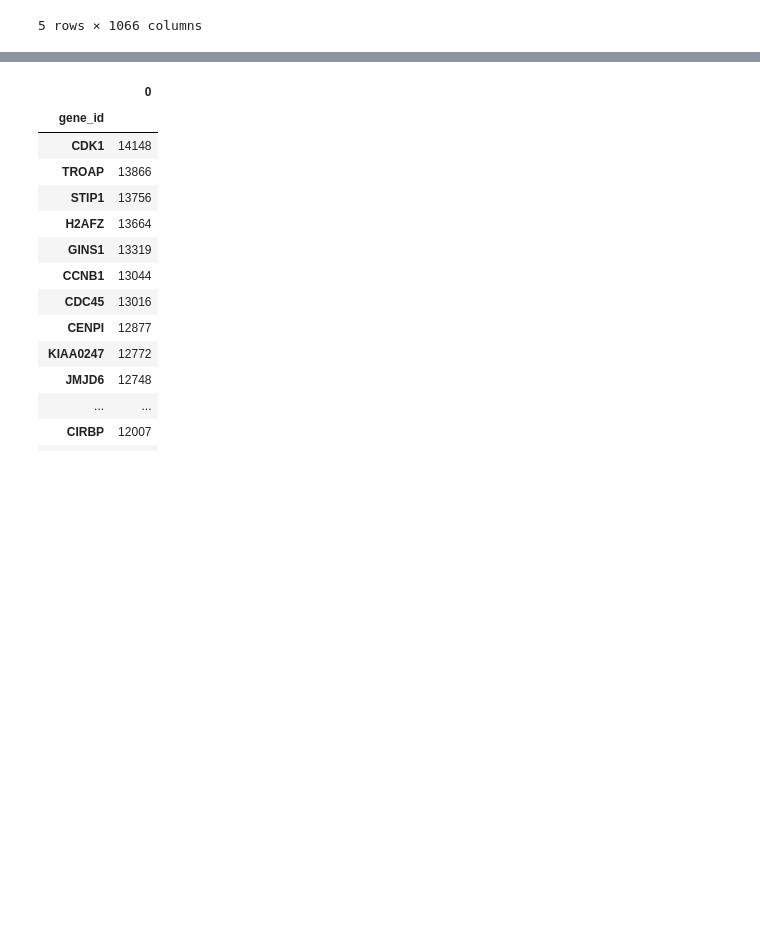
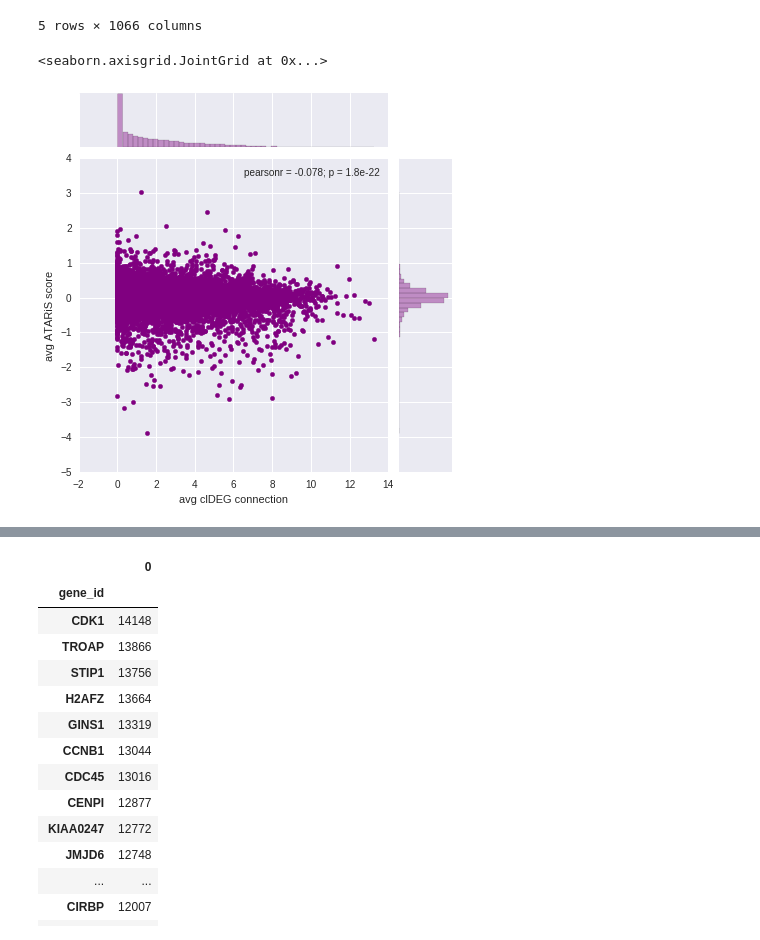
Before and after one commit to thjmattth/clove, a Jupyter notebook: vulnerability_vector.ipynb, the cells around one changed output, grey strips where cells are left out. Saved outputs shown, nothing was run; the diff lists cells and outputs as text; code cells hidden in the pictures; blank space fills up the shorter version.

```diff
--- a/vulnerability_vector.ipynb
+++ b/vulnerability_vector.ipynb
@@ -190,2 +194,10 @@ counts = vulnerability_vector_count(exp, cnv, scores)
 # %%
-counts.to_csv('brca_het_clDEG_count.tab.gz', sep='\t', compression='gzip')
+
+counts = pd.read_csv('data/brca_het_clDEG_count.tab.gz', sep='\t', compression='gzip', index_col=0)
+# %%
+demeter = pd.read_csv('data/Achilles_ExpandedGeneZSolsCleaned.csv')
+demeter.rename(columns={'Unnamed: 0':'gene'}, inplace=True)
+demeter.set_index('gene', inplace=True)
+# %%
+demeter_brca = demeter[[col for col in demeter.columns if 'BREAST' in col]]
+demeter_brca['demeter_avg'] = demeter_brca.mean(axis=1)
@@ -200,3 +218,11 @@ counts.head()
 | A2LD1 | 2 | 2 | 4 | 3 | 0 | ... |
 | A2M | 0 | 0 | 2 | 0 | 1 | ... |
 5 rows × 1066 columns
+# %%
+mean_merge = pd.DataFrame(counts.mean(axis=1)).merge(pd.DataFrame(demeter_brca.mean(axis=1)), left_index=True, right_index=True)
+mean_merge.columns = ['avg clDEG connection', 'avg ATARiS score']
+%matplotlib inline
+sns.jointplot(x="avg clDEG connection", y="avg ATARiS score", data=mean_merge, color='purple')
+# %% [output]
+<seaborn.axisgrid.JointGrid at 0x...>
+[figure, added]
```
Also changed, not shown: parts of 21 cells of this notebook, 10 other files.
